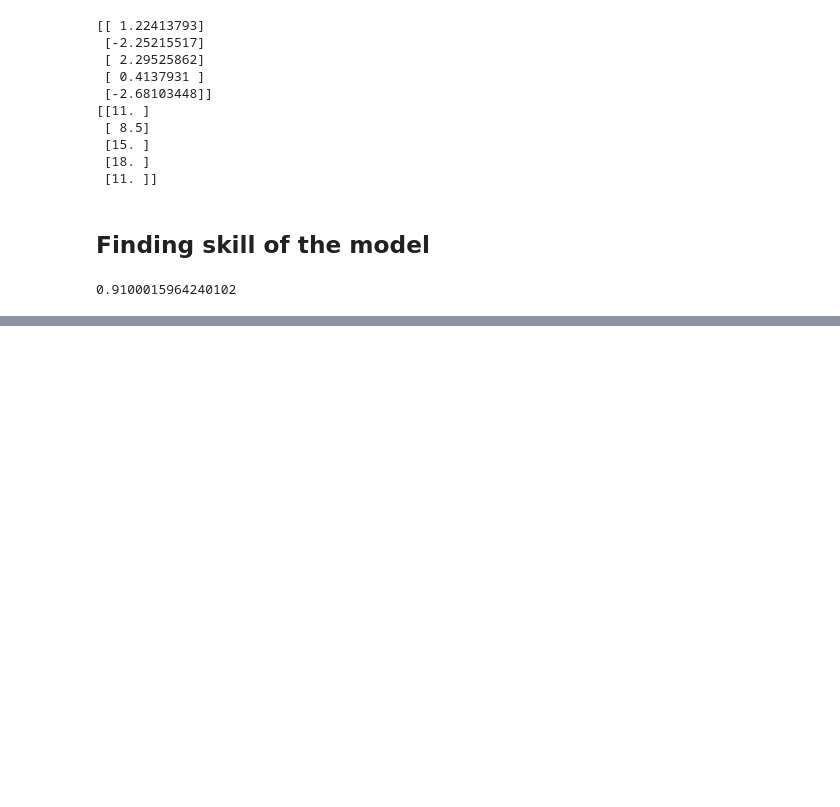
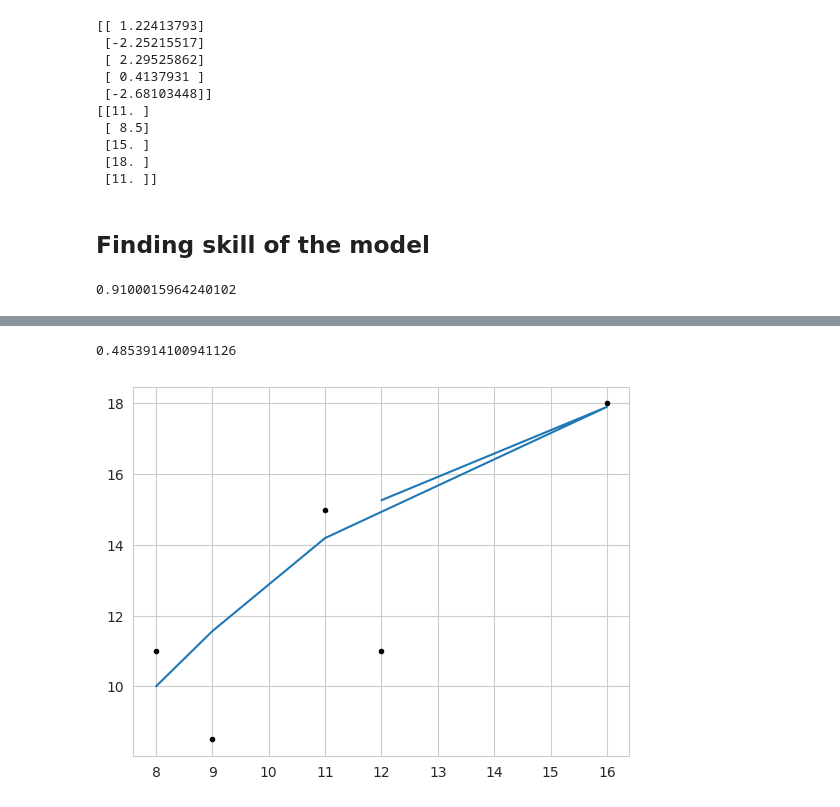
Before and after one commit to Kai-Kun-1/AI-ML-course, a Jupyter notebook: Module2_lab.ipynb, the cells around one changed output, grey strips where cells are left out. Cells and saved outputs as stored; diff of their text form; code cells hidden in the pictures; blank space fills up the shorter version.

```diff
--- a/Module2_lab.ipynb
+++ b/Module2_lab.ipynb
@@ -343,0 +385,7 @@ print(model.score(X,Y))
+# %%
+from sklearn.preprocessing import PolynomialFeatures
+polyftquadra=PolynomialFeatures(degree=2)
+Xq_train=polyftquadra.fit_transform(X) # X is the training data
+Xq_test=polyftquadra.fit_transform(x_test)#transforming input to quadratic way
+print(Xq_train)
+print(Xq_test)
@@ -343,0 +403,15 @@ print(model.score(X,Y))
+# %%
+# train the model
+
+modelQ=LinearRegression()
+modelQ.fit(Xq_train,Y)
+modelQ.predict(Xq_test)
+prval=[i[0] for i in modelQ.predict(Xq_test)]#copy values as a list
+R=modelQ.score(Xq_test,y_test)
+print(R)
+plt.plot(x_test,y_test,'k.')
+plt.plot(x_test,modelQ.predict(Xq_test))
+plt.show()
+# %% [output]
+0.4853914100941126
+[figure, added]
```
Also changed, not shown: parts of 11 cells of this notebook.
